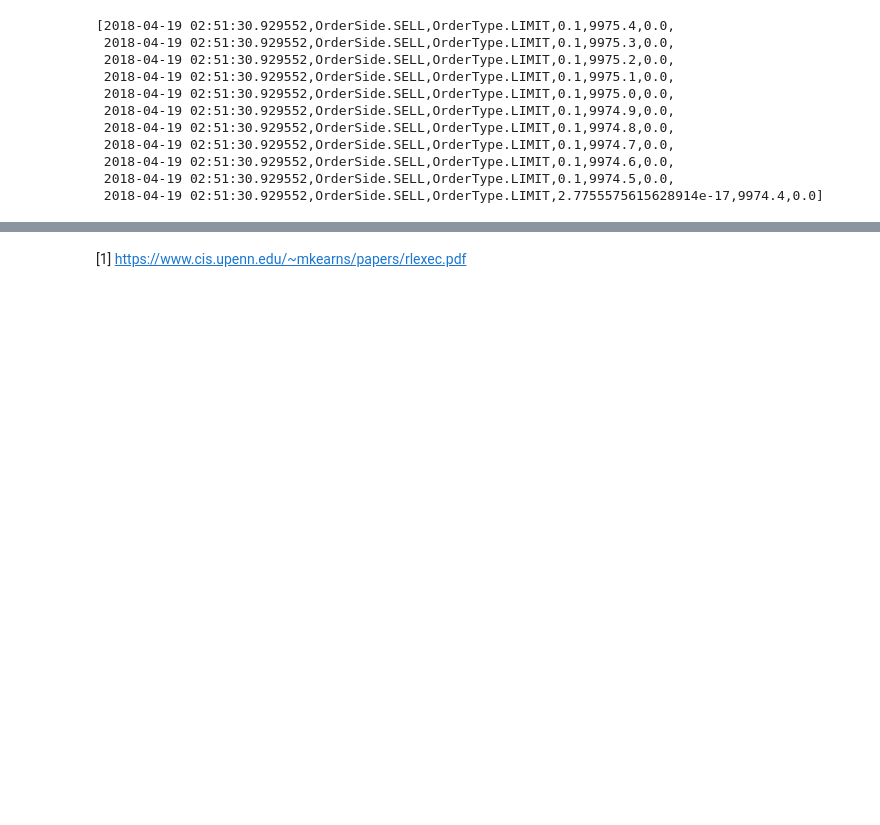
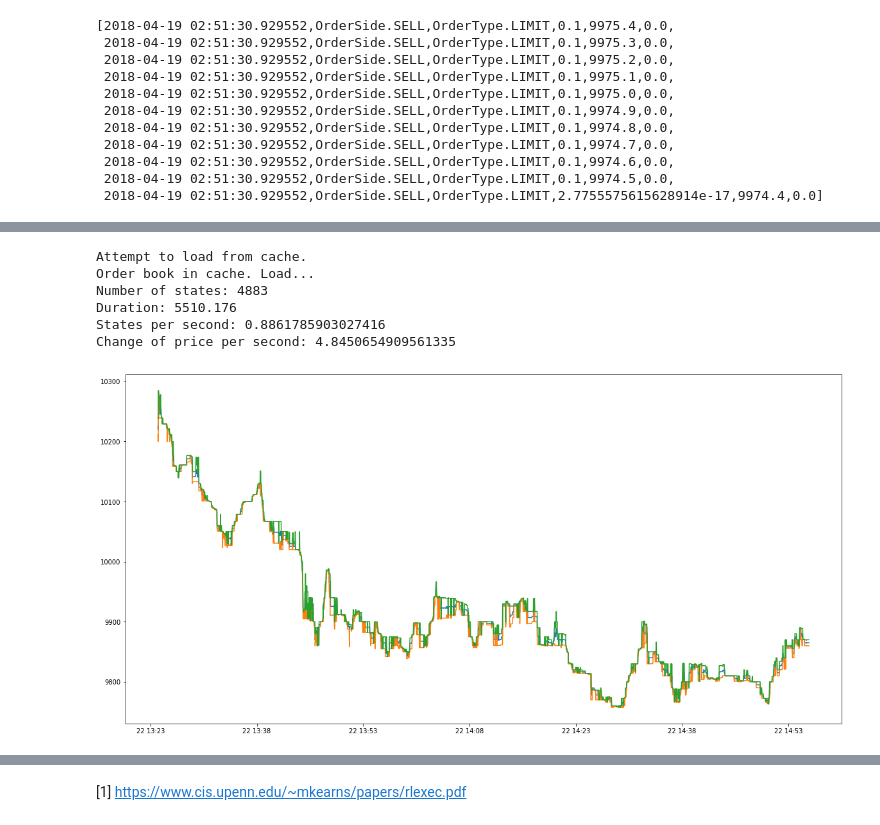
Before and after one commit to mjuchli/ctc-executioner, a Jupyter notebook: notebooks/analysis_dqn_order_placement.ipynb, the cells around one changed output, grey strips where cells are left out. Cells and saved outputs as stored; diff of their text form; code cells hidden in the pictures; blank space fills up the shorter version.

```diff
--- a/notebooks/analysis_dqn_order_placement.ipynb
+++ b/notebooks/analysis_dqn_order_placement.ipynb
@@ -239,2 +242,17 @@ env.execution.getTrades()
+# %%
+orderbook = Orderbook()
+orderbook.loadFromEvents('ob-train.tsv')
+orderbook.summary()
+orderbook.plot(show_bidask=True, max_level=0)
+
+env.setOrderbook(orderbook)
+# %% [output]
+Attempt to load from cache.
+Order book in cache. Load...
+Number of states: 4883
+Duration: 5510.176
+States per second: 0.8861785903027416
+Change of price per second: 4.8450654909561335
+[figure, added]
 # %% [markdown]
 [1]: https://www.cis.upenn.edu/~mkearns/papers/rlexec.pdf
```
Also changed, not shown: parts of 23 cells of this notebook.
